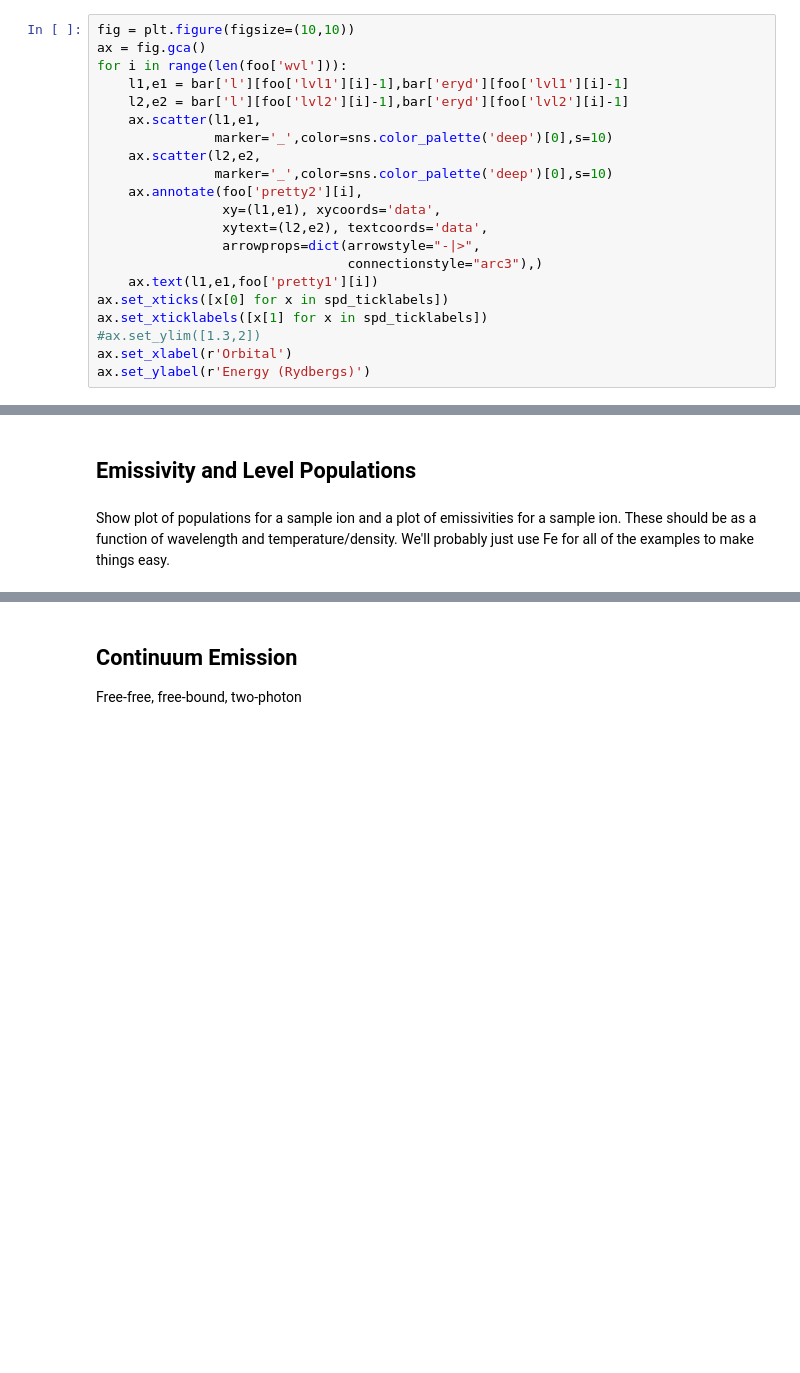
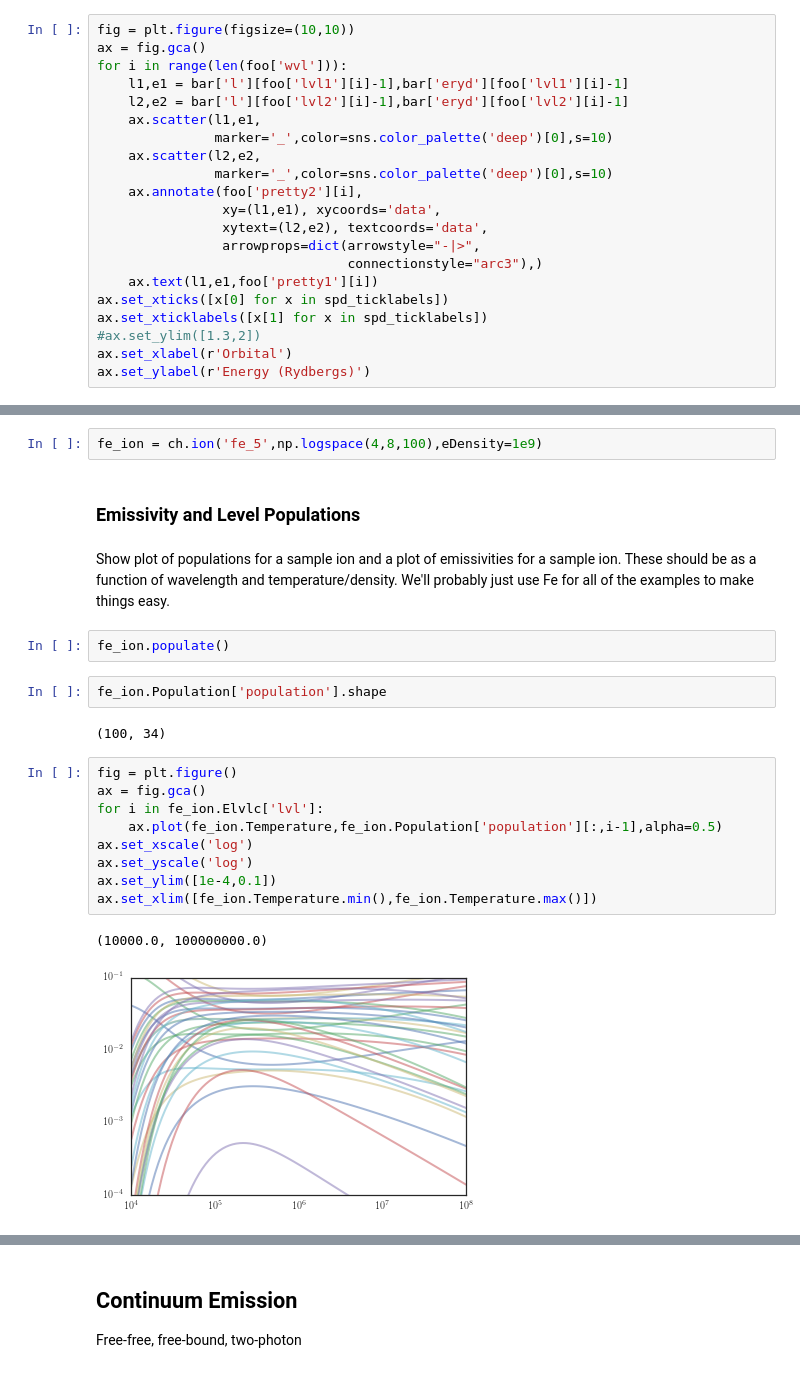
Before and after one commit to wtbarnes/chiantipy-talk-scipy-2017, a Jupyter notebook: paper/build_proceedings_figures.ipynb, the cells around one changed output, grey strips where cells are left out. Saved outputs shown, nothing was run; the diff lists cells and outputs as text; blank space fills up the shorter version.

```diff
--- a/paper/build_proceedings_figures.ipynb
+++ b/paper/build_proceedings_figures.ipynb
@@ -134,4 +150,24 @@ ax.set_ylabel(r'Energy (Rydbergs)')
+# %%
+fe_ion = ch.ion('fe_5',np.logspace(4,8,100),eDensity=1e9)
 # %% [markdown]
-## Emissivity and Level Populations
+### Emissivity and Level Populations
 # %% [markdown]
 Show plot of populations for a sample ion and a plot of emissivities for a sample ion. These should be as a function of wavelength and temperature/density. We'll probably just use Fe for all of the examples to make things easy.
+# %%
+fe_ion.populate()
+# %%
+fe_ion.Population['population'].shape
+# %% [output]
+(100, 34)
+# %%
+fig = plt.figure()
+ax = fig.gca()
+for i in fe_ion.Elvlc['lvl']:
+    ax.plot(fe_ion.Temperature,fe_ion.Population['population'][:,i-1],alpha=0.5)
+ax.set_xscale('log')
+ax.set_yscale('log')
+ax.set_ylim([1e-4,0.1])
+ax.set_xlim([fe_ion.Temperature.min(),fe_ion.Temperature.max()])
+# %% [output]
+(10000.0, 100000000.0)
+[figure, added]
```
Also changed, not shown: parts of 33 cells of this notebook.
